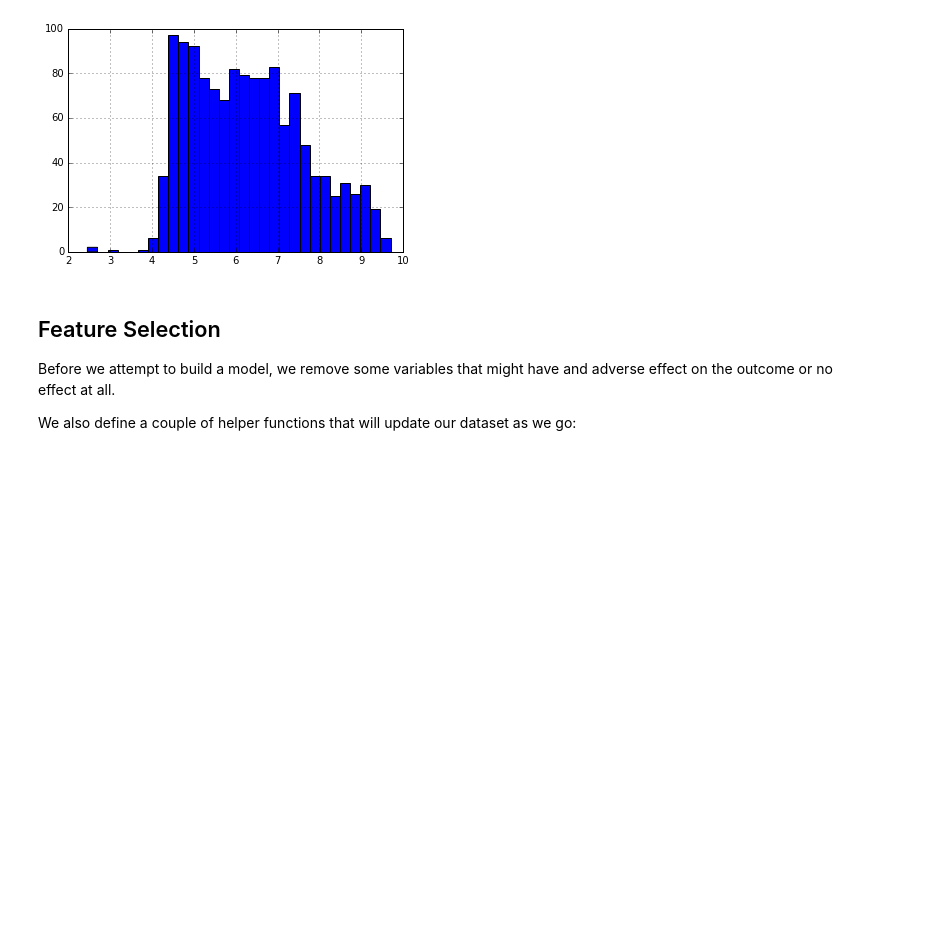
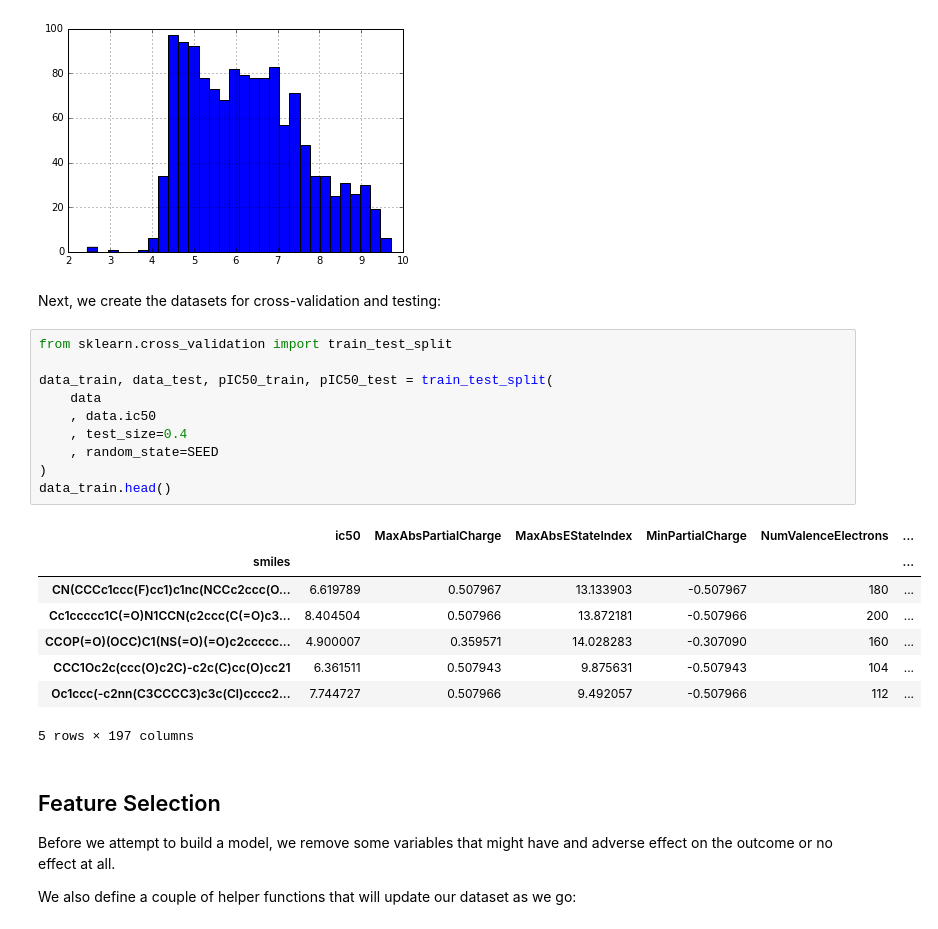
Before and after one commit to martin-sicho/MI_ADM, a Jupyter notebook: learn.ipynb, the cells around one changed output. Cells and saved outputs as stored; diff of their text form; blank space fills up the shorter version.

```diff
--- a/learn.ipynb
+++ b/learn.ipynb
@@ -108,6 +108,27 @@ max         9.698970
 Name: ic50, dtype: float64
 []
 [figure]
+# %% [markdown]
+Next, we create the datasets for cross-validation and testing:
+# %%
+from sklearn.cross_validation import train_test_split
+
+data_train, data_test, pIC50_train, pIC50_test = train_test_split(
+    data
+    , data.ic50
+    , test_size=0.4
+    , random_state=SEED
+)
+data_train.head()
+# %% [output]
+|  | ic50 | MaxAbsPartialCharge | MaxAbsEStateIndex | MinPartialCharge | NumValenceElectrons | ... |
+| smiles |  |  |  |  |  | ... |
+| CN(CCCc1ccc(F)cc1)c1nc(NCCc2ccc(O... | 6.619789 | 0.507967 | 13.133903 | -0.507967 | 180 | ... |
+| Cc1ccccc1C(=O)N1CCN(c2ccc(C(=O)c3... | 8.404504 | 0.507966 | 13.872181 | -0.507966 | 200 | ... |
+| CCOP(=O)(OCC)C1(NS(=O)(=O)c2ccccc... | 4.900007 | 0.359571 | 14.028283 | -0.307090 | 160 | ... |
+| CCC1Oc2c(ccc(O)c2C)-c2c(C)cc(O)cc21 | 6.361511 | 0.507943 | 9.875631 | -0.507943 | 104 | ... |
+| Oc1ccc(-c2nn(C3CCCC3)c3c(Cl)cccc2... | 7.744727 | 0.507966 | 9.492057 | -0.507966 | 112 | ... |
+5 rows × 197 columns
 # %% [markdown]
 ## Feature Selection
 
```
Also changed, not shown: parts of 15 cells of this notebook, 1 other file.
